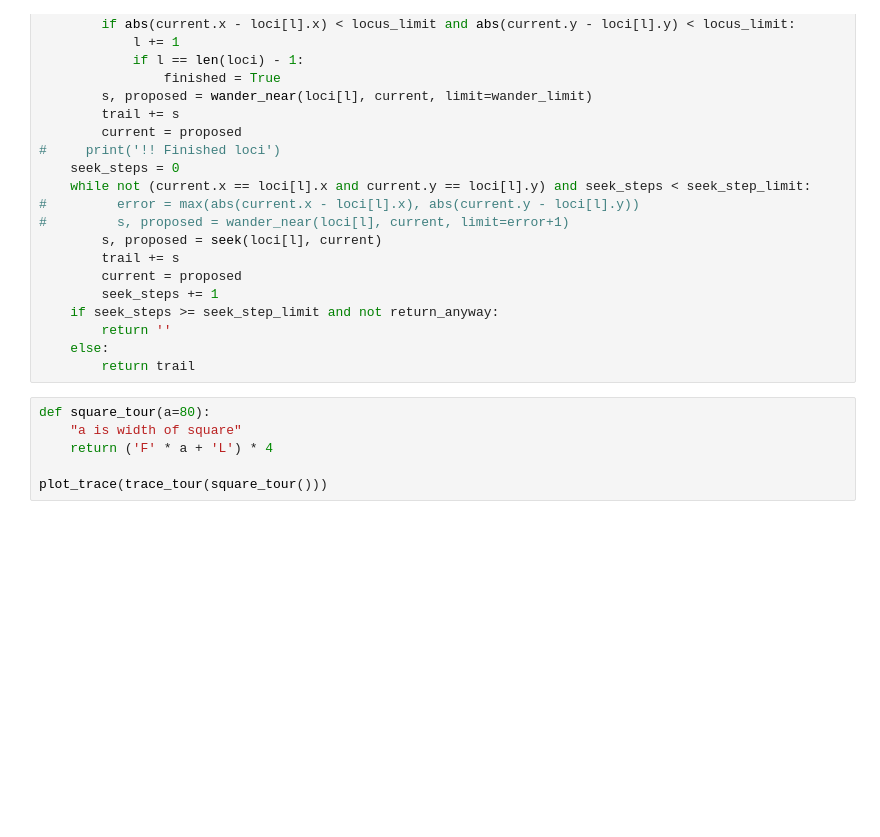
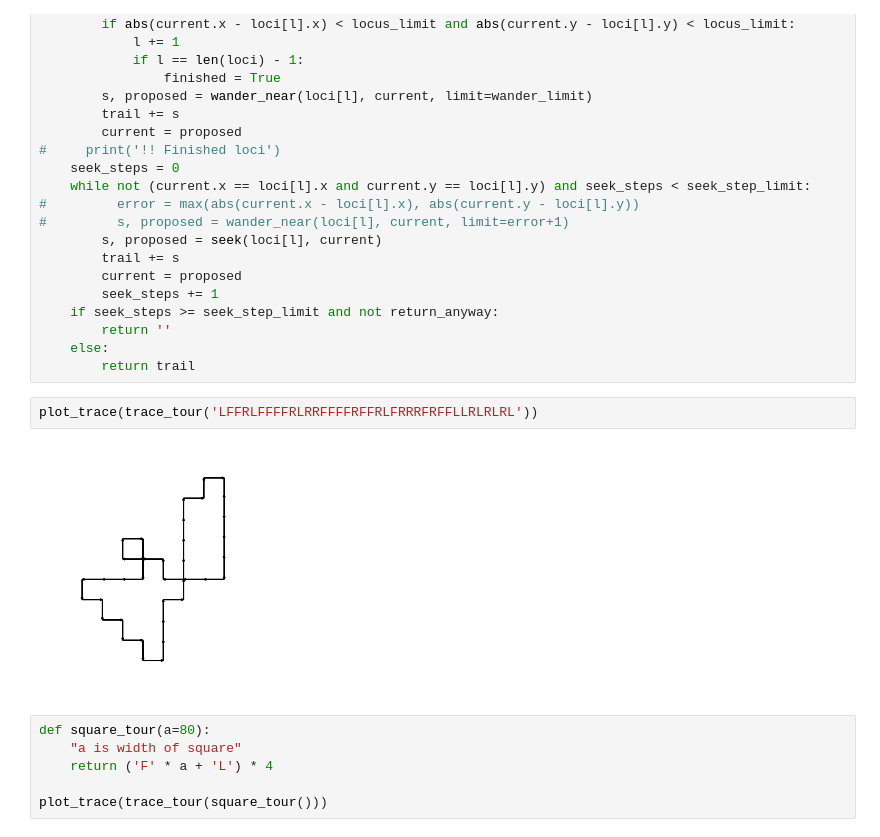
Before and after one commit to NeilNjae/ou-summer-of-code-2017, a Jupyter notebook: 06-tour-shapes/tour-shapes-sample-tours.ipynb, the cells around one changed output. Drawn from its saved outputs; the diff is of its cells as text; blank space fills up the shorter version.

```diff
--- a/06-tour-shapes/tour-shapes-sample-tours.ipynb
+++ b/06-tour-shapes/tour-shapes-sample-tours.ipynb
@@ -303,6 +303,10 @@ def guided_walk(loci, locus_limit=5, wander_limit=10, seek_step_limit=20, return
         return ''
     else:
         return trail
+# %%
+plot_trace(trace_tour('LFFRLFFFFRLRRFFFFRFFRLFRRRFRFFLLRLRLRL'))
+# %% [output]
+[figure, added]
 # %%
 def square_tour(a=80):
     "a is width of square"
```
Also changed, not shown: 3 other files.
